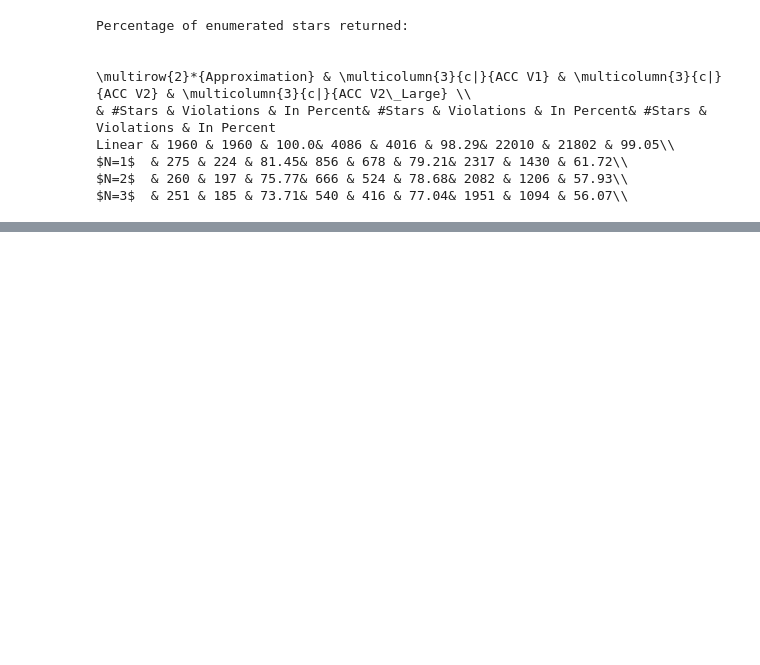
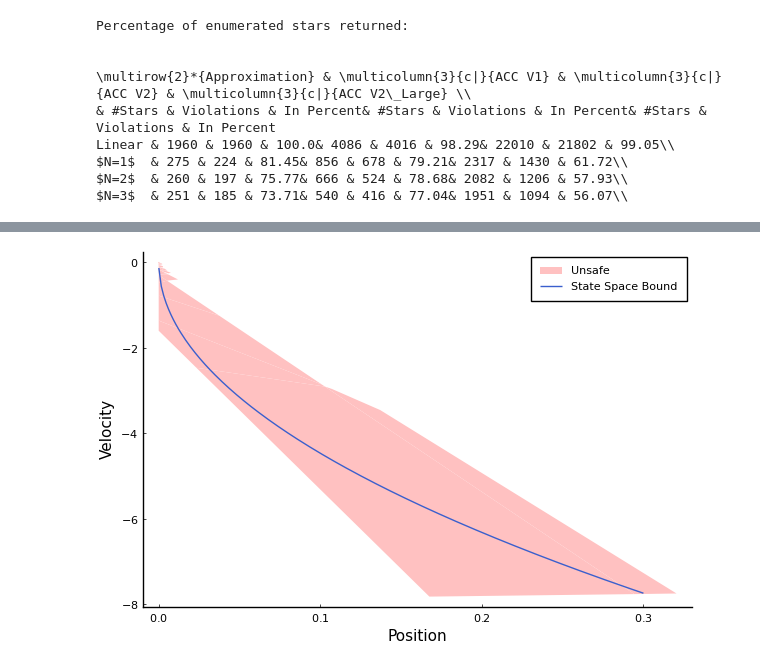
Before and after one commit to samysweb/NCubeV, a Jupyter notebook: experiments/acc/Analysis.ipynb, the cells around one changed output, grey strips where cells are left out. Saved outputs shown, nothing was run; the diff lists cells and outputs as text; code cells hidden in the pictures; blank space fills up the shorter version.

```diff
--- a/experiments/acc/Analysis.ipynb
+++ b/experiments/acc/Analysis.ipynb
@@ -476,0 +497,5 @@ store_polys("training/acc-2000000-64-64-64-64-polytopes.pickle",get_polytope_lis
+# %%
+xpts = range(0.0001,0.3, length=200)
+fig_notsafe=plot(fig_notsafe,xpts,bound_fun.(xpts),label="State Space Bound",linecolor=:royalblue3)
+# %% [output]
+[figure, added]
```
Also changed, not shown: parts of 16 cells of this notebook, 17 other files.
